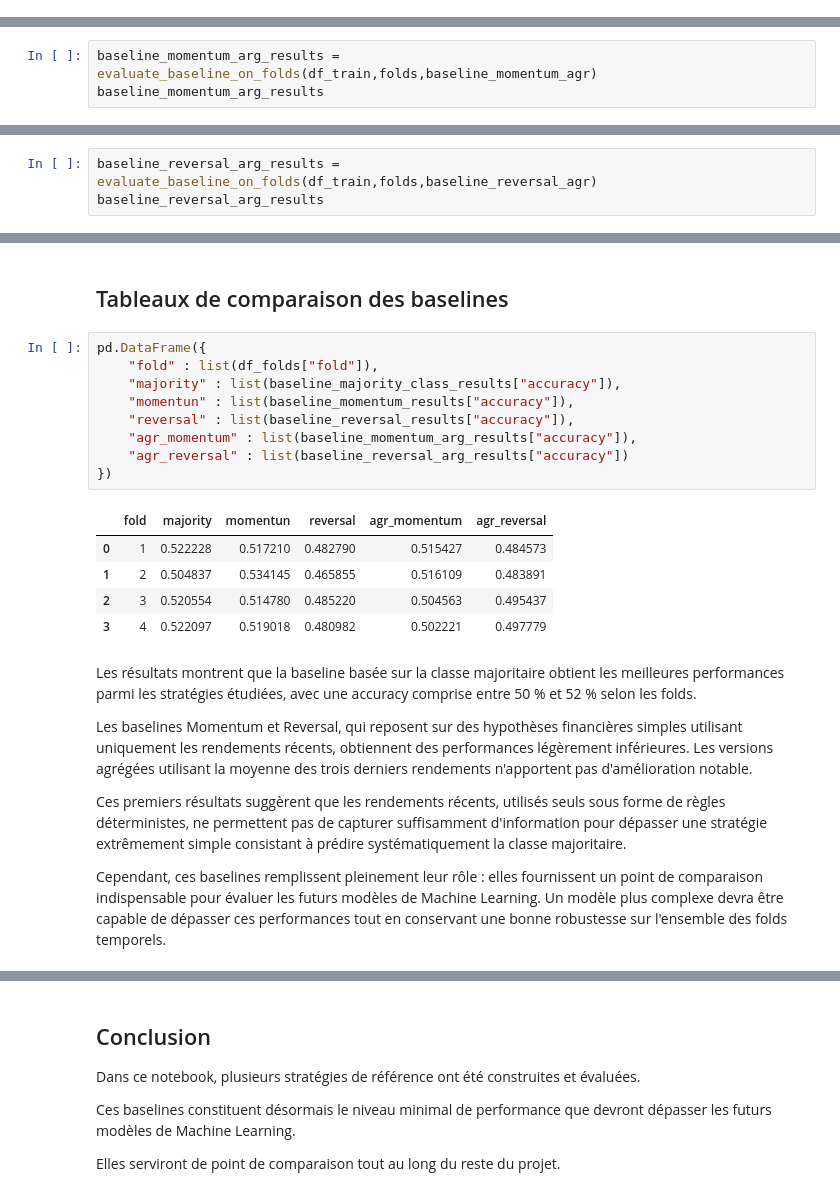
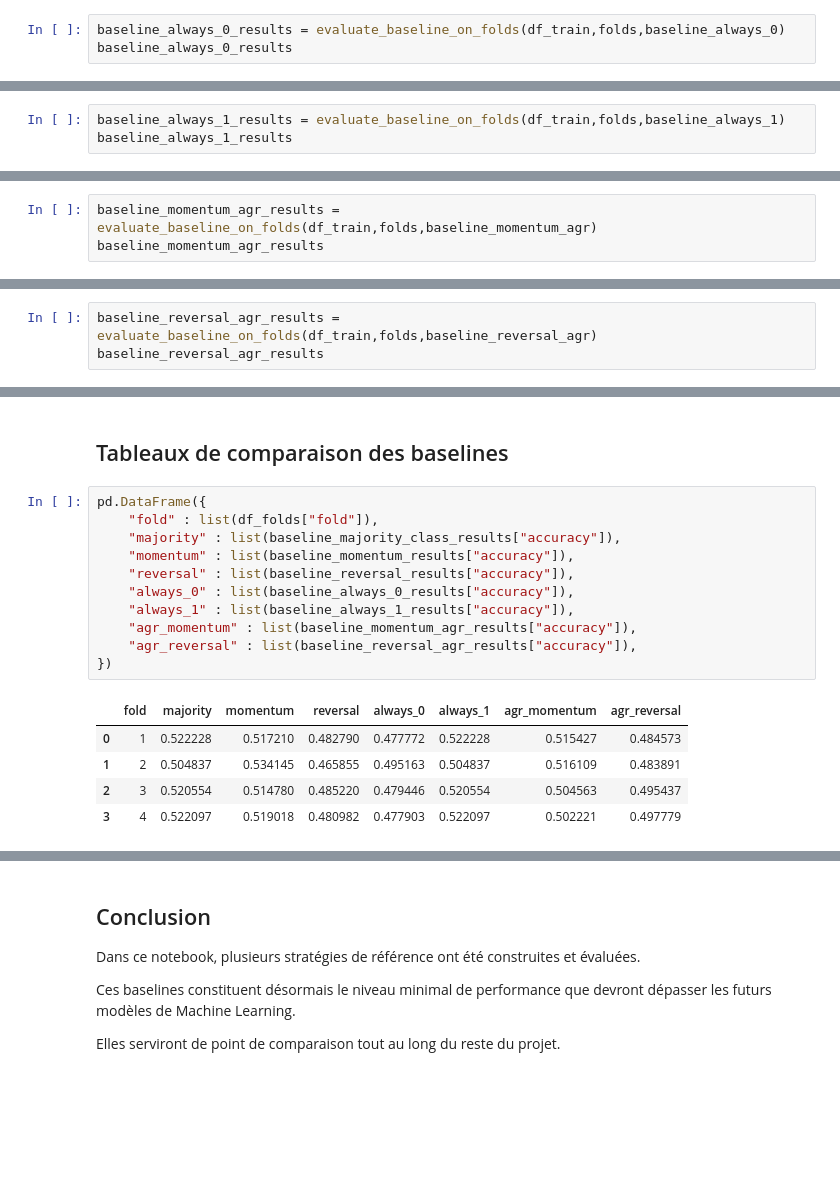
Before and after one commit to phillipe-BAGUEKA/QRT-Asset-Allocation-Forecasting, a Jupyter notebook: notebooks/04_baselines.ipynb, the cells around one changed output, grey strips where cells are left out. Saved outputs shown, nothing was run; the diff lists cells and outputs as text; blank space fills up the shorter version.

Commit message:
Finalize baseline evaluation and documentation

```diff
--- a/notebooks/04_baselines.ipynb
+++ b/notebooks/04_baselines.ipynb
@@ -175,0 +172,3 @@ Le notebook suivant cherchera à déterminer si des modèles statistiques sont c
+# %%
+baseline_always_0_results = evaluate_baseline_on_folds(df_train,folds,baseline_always_0)
+baseline_always_0_results
@@ -175,0 +183,3 @@ Le notebook suivant cherchera à déterminer si des modèles statistiques sont c
+# %%
+baseline_always_1_results = evaluate_baseline_on_folds(df_train,folds,baseline_always_1)
+baseline_always_1_results
@@ -178,6 +198,6 @@ Le notebook suivant cherchera à déterminer si des modèles statistiques sont c
 # %%
-baseline_momentum_arg_results = evaluate_baseline_on_folds(df_train,folds,baseline_momentum_agr)
-baseline_momentum_arg_results
+baseline_momentum_agr_results = evaluate_baseline_on_folds(df_train,folds,baseline_momentum_agr)
+baseline_momentum_agr_results
 # %% [output]
 |  | fold | train_start | train_end | valid_start | valid_end | train_positive_rate | valid_positive_rate | ... |
 | 0 | 1 | DATE_0001 | DATE_2042 | DATE_2043 | DATE_2162 | 0.504803 | 0.522228 | ... |
@@ -185,8 +205,8 @@ baseline_momentum_arg_results
 | 2 | 3 | DATE_0001 | DATE_2282 | DATE_2283 | DATE_2402 | 0.505687 | 0.520554 | ... |
 | 3 | 4 | DATE_0001 | DATE_2402 | DATE_2403 | DATE_2522 | 0.506421 | 0.522097 | ... |
 # %%
-baseline_reversal_arg_results = evaluate_baseline_on_folds(df_train,folds,baseline_reversal_agr)
-baseline_reversal_arg_results
+baseline_reversal_agr_results = evaluate_baseline_on_folds(df_train,folds,baseline_reversal_agr)
+baseline_reversal_agr_results
 # %% [output]
 |  | fold | train_start | train_end | valid_start | valid_end | train_positive_rate | valid_positive_rate | ... |
 | 0 | 1 | DATE_0001 | DATE_2042 | DATE_2043 | DATE_2162 | 0.504803 | 0.522228 | ... |
@@ -198,23 +218,17 @@ baseline_reversal_arg_results
 # %%
 pd.DataFrame({
     "fold" : list(df_folds["fold"]),
     "majority" : list(baseline_majority_class_results["accuracy"]),
-    "momentun" : list(baseline_momentum_results["accuracy"]),
+    "momentum" : list(baseline_momentum_results["accuracy"]),
     "reversal" : list(baseline_reversal_results["accuracy"]),
-    "agr_momentum" : list(baseline_momentum_arg_results["accuracy"]),
-    "agr_reversal" : list(baseline_reversal_arg_results["accuracy"])
+    "always_0" : list(baseline_always_0_results["accuracy"]),
+    "always_1" : list(baseline_always_1_results["accuracy"]),
+    "agr_momentum" : list(baseline_momentum_agr_results["accuracy"]),
+    "agr_reversal" : list(baseline_reversal_agr_results["accuracy"]),
 })
 # %% [output]
-|  | fold | majority | momentun | reversal | agr_momentum | agr_reversal |
-| 0 | 1 | 0.522228 | 0.517210 | 0.482790 | 0.515427 | 0.484573 |
-| 1 | 2 | 0.504837 | 0.534145 | 0.465855 | 0.516109 | 0.483891 |
-| 2 | 3 | 0.520554 | 0.514780 | 0.485220 | 0.504563 | 0.495437 |
-| 3 | 4 | 0.522097 | 0.519018 | 0.480982 | 0.502221 | 0.497779 |
+|  | fold | majority | momentum | reversal | always_0 | always_1 | agr_momentum | agr_reversal |
+| 0 | 1 | 0.522228 | 0.517210 | 0.482790 | 0.477772 | 0.522228 | 0.515427 | 0.484573 |
+| 1 | 2 | 0.504837 | 0.534145 | 0.465855 | 0.495163 | 0.504837 | 0.516109 | 0.483891 |
+| 2 | 3 | 0.520554 | 0.514780 | 0.485220 | 0.479446 | 0.520554 | 0.504563 | 0.495437 |
+| 3 | 4 | 0.522097 | 0.519018 | 0.480982 | 0.477903 | 0.522097 | 0.502221 | 0.497779 |
-# %% [markdown]
-Les résultats montrent que la baseline basée sur la classe majoritaire obtient les meilleures performances parmi les stratégies étudiées, avec une accuracy comprise entre 50 % et 52 % selon les folds.
-
-Les baselines Momentum et Reversal, qui reposent sur des hypothèses financières simples utilisant uniquement les rendements récents, obtiennent des performances légèrement inférieures. Les versions agrégées utilisant la moyenne des trois derniers rendements n'apportent pas d'amélioration notable.
-
-Ces premiers résultats suggèrent que les rendements récents, utilisés seuls sous forme de règles déterministes, ne permettent pas de capturer suffisamment d'information pour dépasser une stratégie extrêmement simple consistant à prédire systématiquement la classe majoritaire.
-
-Cependant, ces baselines remplissent pleinement leur rôle : elles fournissent un point de comparaison indispensable pour évaluer les futurs modèles de Machine Learning. Un modèle plus complexe devra être capable de dépasser ces performances tout en conservant une bonne robustesse sur l'ensemble des folds temporels.
```
Also changed, not shown: parts of 12 cells of this notebook, 3 other files.
